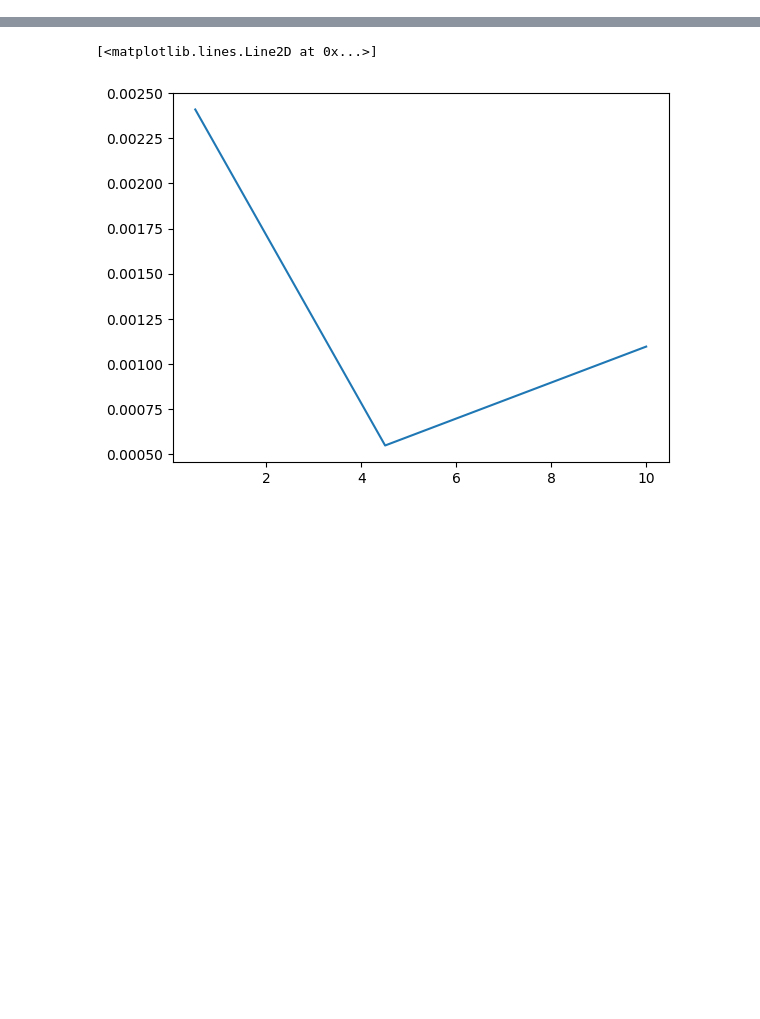
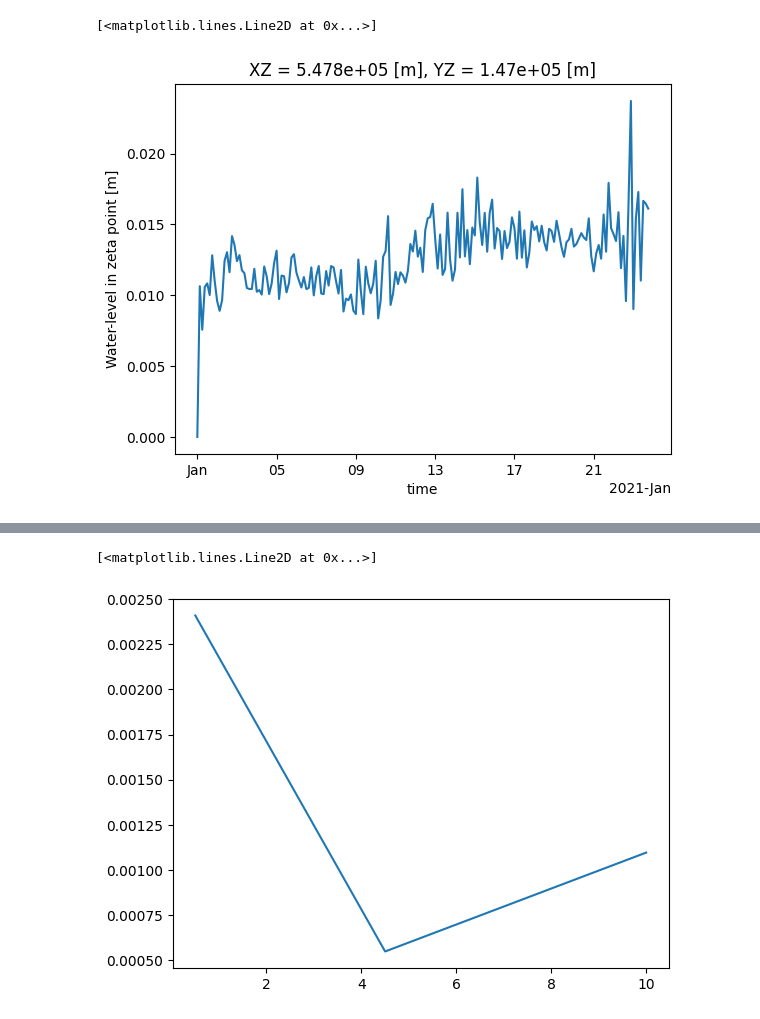
Before and after one commit to leroquan/plot_results, a Jupyter notebook: delft3d_flow/Plot and analyse local Delft3D Flow results.ipynb, the cells around one changed output, grey strips where cells are left out. Saved outputs shown, nothing was run; the diff lists cells and outputs as text; code cells hidden in the pictures; blank space fills up the shorter version.

```diff
--- a/delft3d_flow/Plot and analyse local Delft3D Flow results.ipynb
+++ b/delft3d_flow/Plot and analyse local Delft3D Flow results.ipynb
@@ -13,3 +13,11 @@ with open('config_plots.json', 'r') as file:
     config_plots = json.load(file)[model]
 
 output_file = config_plots['file_nc_map']
+# %%
+import xarray as xr
+ds = xr.open_dataset(output_file)
+# %%
+ds['S1'].sel(M=31, N=96).plot()
+# %% [output]
+[<matplotlib.lines.Line2D at 0x...>]
+[figure, added]
```
Also changed, not shown: parts of 11 cells of this notebook, 3 other files.
